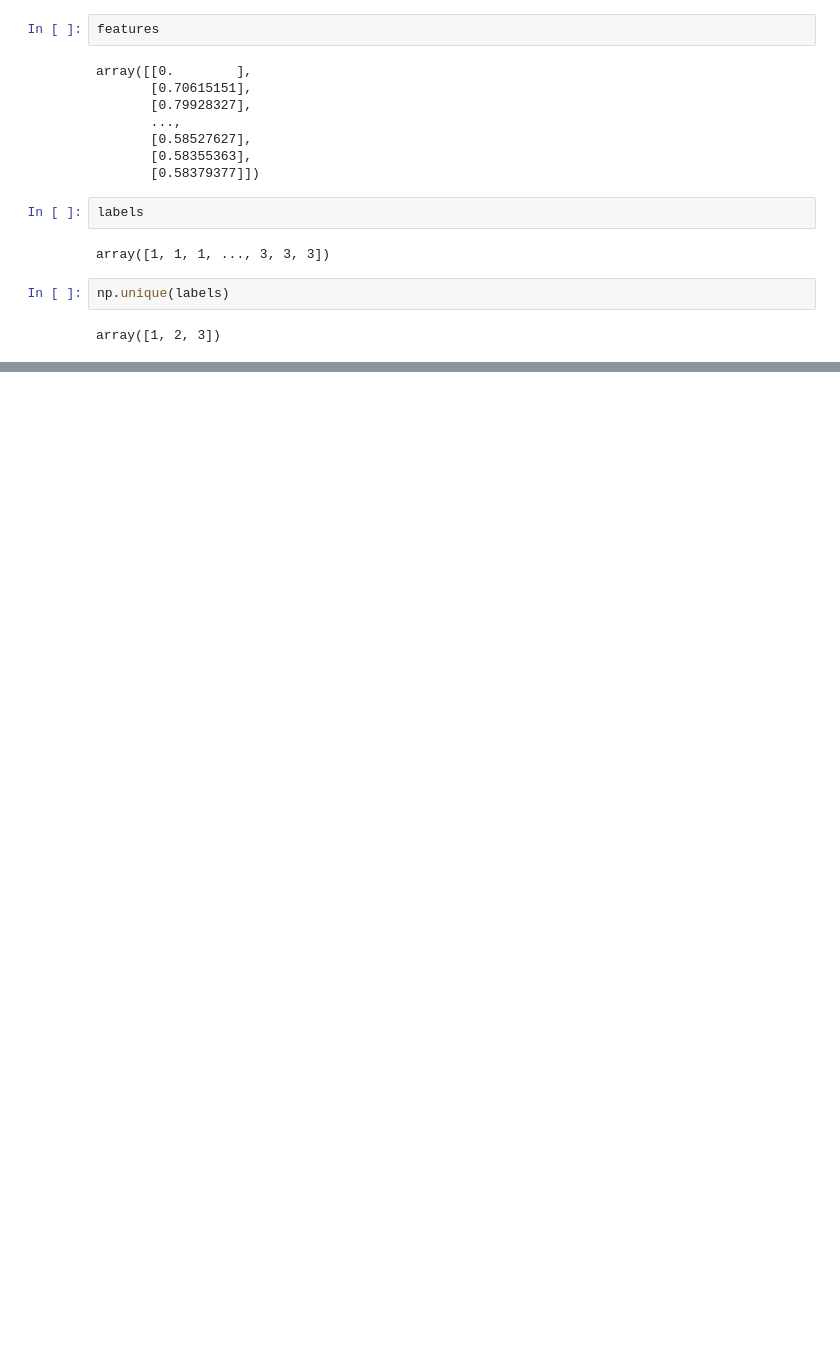
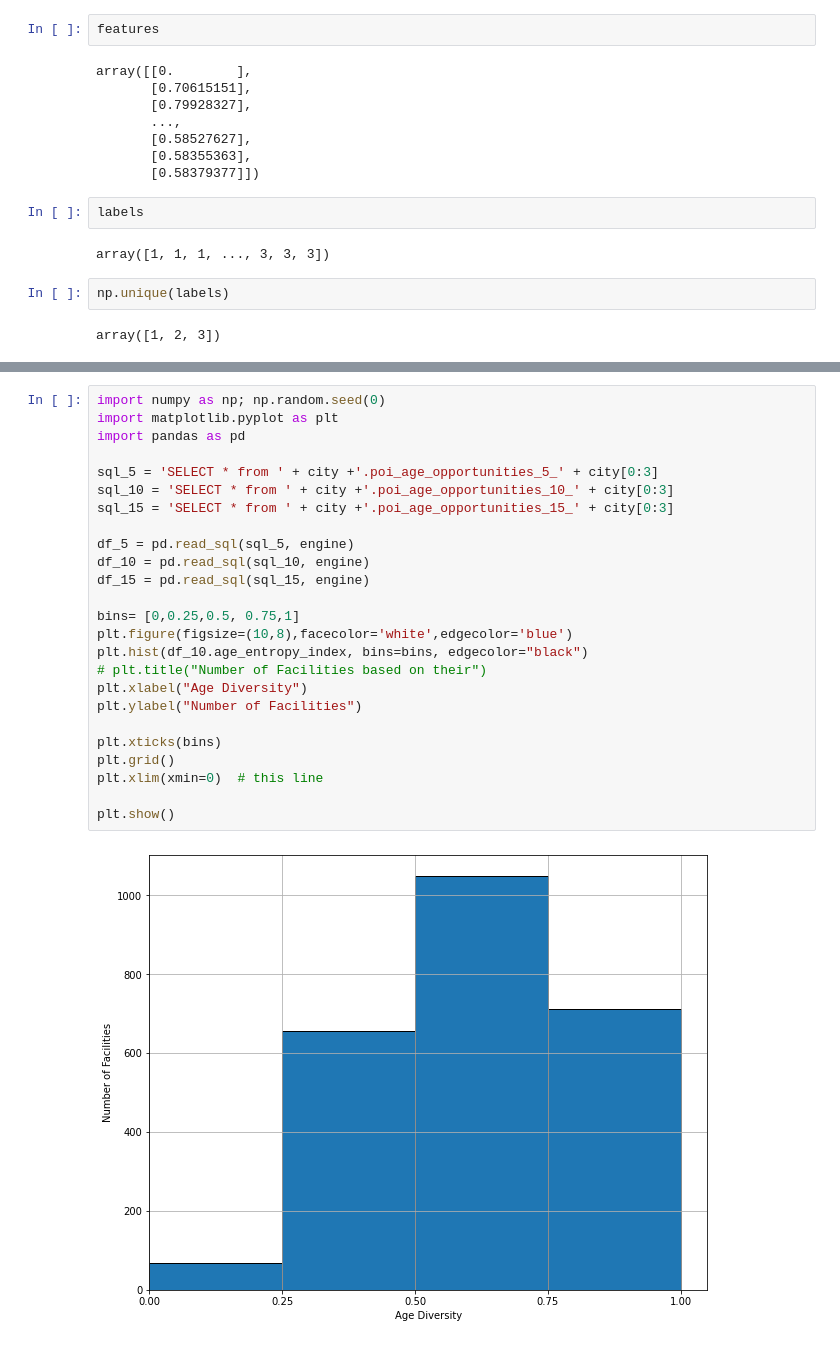
Before and after one commit to MiliasV/coaccessibility, a Jupyter notebook: notebooks/exploration.ipynb, the cells around one changed output, grey strips where cells are left out. Saved outputs shown, nothing was run; the diff lists cells and outputs as text; blank space fills up the shorter version.

```diff
--- a/notebooks/exploration.ipynb
+++ b/notebooks/exploration.ipynb
@@ -619,0 +748,27 @@ array([1, 2, 3])
+# %%
+import numpy as np; np.random.seed(0)
+import matplotlib.pyplot as plt
+import pandas as pd
+
+sql_5 = 'SELECT * from ' + city +'.poi_age_opportunities_5_' + city[0:3]
+sql_10 = 'SELECT * from ' + city +'.poi_age_opportunities_10_' + city[0:3]
+sql_15 = 'SELECT * from ' + city +'.poi_age_opportunities_15_' + city[0:3]
+
+df_5 = pd.read_sql(sql_5, engine)
+df_10 = pd.read_sql(sql_10, engine)
+df_15 = pd.read_sql(sql_15, engine)
+
+bins= [0,0.25,0.5, 0.75,1]
+plt.figure(figsize=(10,8),facecolor='white',edgecolor='blue')
+plt.hist(df_10.age_entropy_index, bins=bins, edgecolor="black")
+# plt.title("Number of Facilities based on their")
+plt.xlabel("Age Diversity")
+plt.ylabel("Number of Facilities")
+
+plt.xticks(bins)
+plt.grid()
+plt.xlim(xmin=0)  # this line
+
+plt.show()
+# %% [output]
+[figure, added]
```
Also changed, not shown: parts of 43 cells of this notebook.
